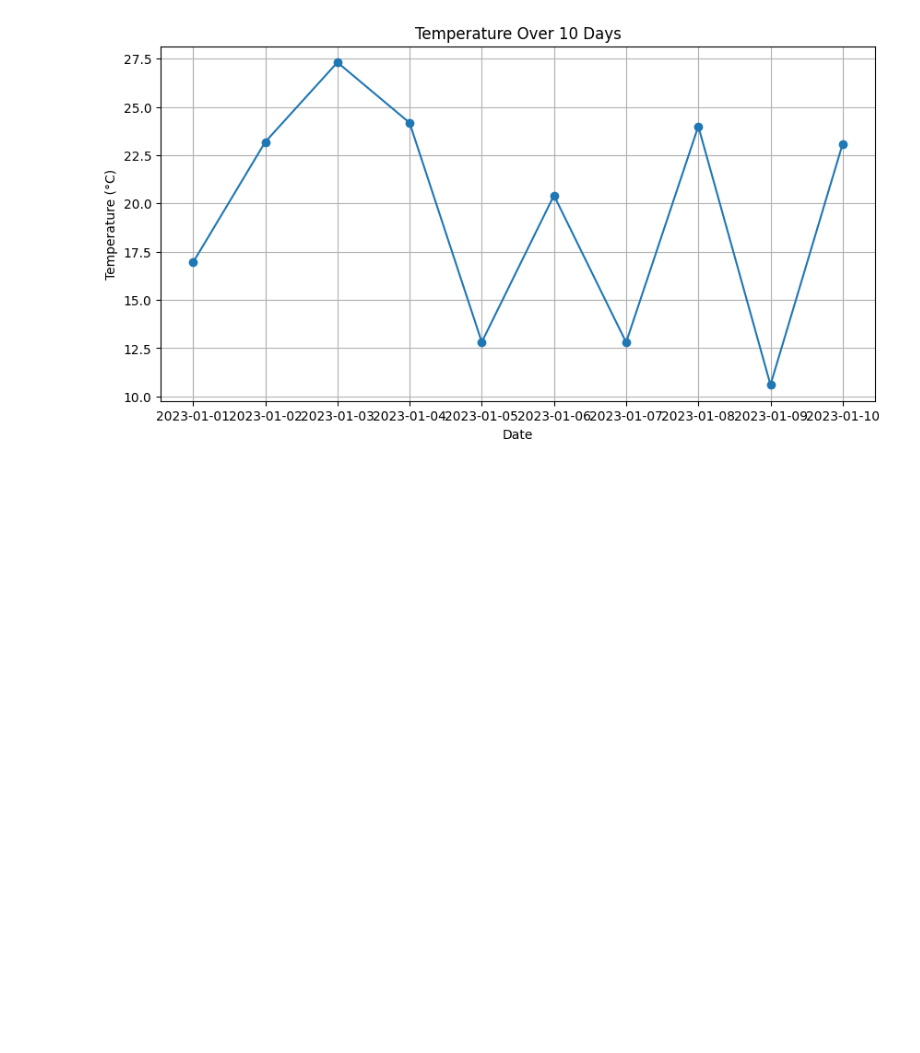
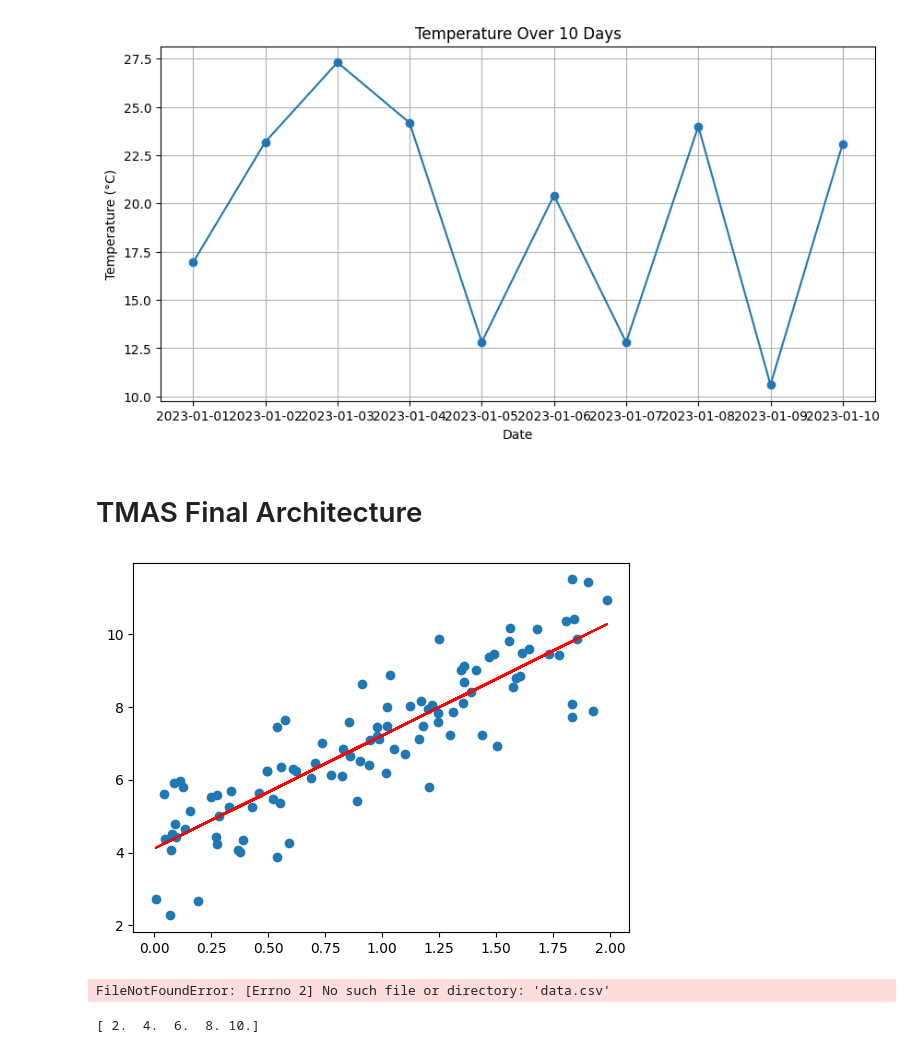
Before and after one commit to augustsemrau/thesis2024, a Jupyter notebook: src/thesis2024/evaluation/code_snippets.ipynb, the cells around one changed output. Drawn from its saved outputs; the diff is of its cells as text; code cells hidden in the pictures; blank space fills up the shorter version.

```diff
--- a/src/thesis2024/evaluation/code_snippets.ipynb
+++ b/src/thesis2024/evaluation/code_snippets.ipynb
@@ -151,3 +151,74 @@ plt.grid(True)
 plt.show()
 # %% [output]
 [figure]
+# %% [markdown]
+# TMAS Final Architecture
+# %%
+import numpy as np
+from sklearn.linear_model import LinearRegression
+import matplotlib.pyplot as plt
+
+# Generate random data
+X = 2 * np.random.rand(100, 1)
+y = 4 + 3 * X + np.random.randn(100, 1)
+
+# Create and train the model
+model = LinearRegression()
+model.fit(X, y)
+
+# Make predictions
+X_new = np.array([[2]])
+y_pred = model.predict(X_new)
+
+# Visualize the data and regression line
+plt.scatter(X, y)
+plt.plot(X, model.predict(X), color='red')
+plt.show()
+# %% [output]
+[figure, added]
+# %%
+import pandas as pd
+from sklearn.linear_model import LinearRegression
+from sklearn.model_selection import train_test_split
+import seaborn as sns
+
+# Load and preprocess the dataset
+data = pd.read_csv('data.csv')
+X = data.drop('target', axis=1)
+y = data['target']
+
+# Split the data
+X_train, X_test, y_train, y_test = train_test_split(X, y, test_size=0.2, random_state=42)
+
+# Create and train the model
+model = LinearRegression()
+model.fit(X_train, y_train)
+
+# Make predictions
+y_pred = model.predict(X_test)
+
+# Visualize the predictions
+sns.scatterplot(y_test, y_pred)
+plt.xlabel('Actual values')
+plt.ylabel('Predicted values')
+plt.title('Actual vs. Predicted values')
+plt.show()
+# %% [output]
+FileNotFoundError: [Errno 2] No such file or directory: 'data.csv'
+# %%
+import numpy as np
+from sklearn.linear_model import LinearRegression
+
+# Create some sample data
+X = np.array([1, 2, 3, 4, 5]).reshape(-1, 1)
+y = np.array([2, 4, 6, 8, 10])
+
+# Fit the model
+model = LinearRegression()
+model.fit(X, y)
+
+# Make predictions
+predictions = model.predict(X)
+print(predictions)
+# %% [output]
+[ 2.  4.  6.  8. 10.]
```
Also changed, not shown: parts of 1 cell of this notebook.
